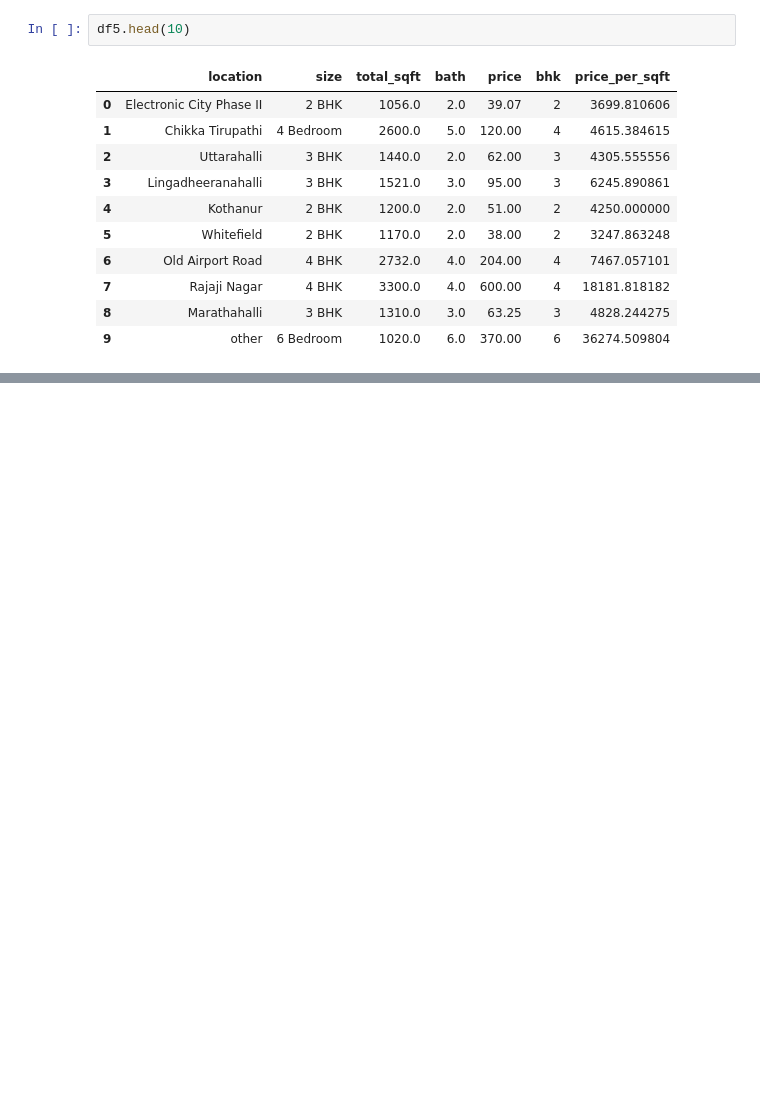
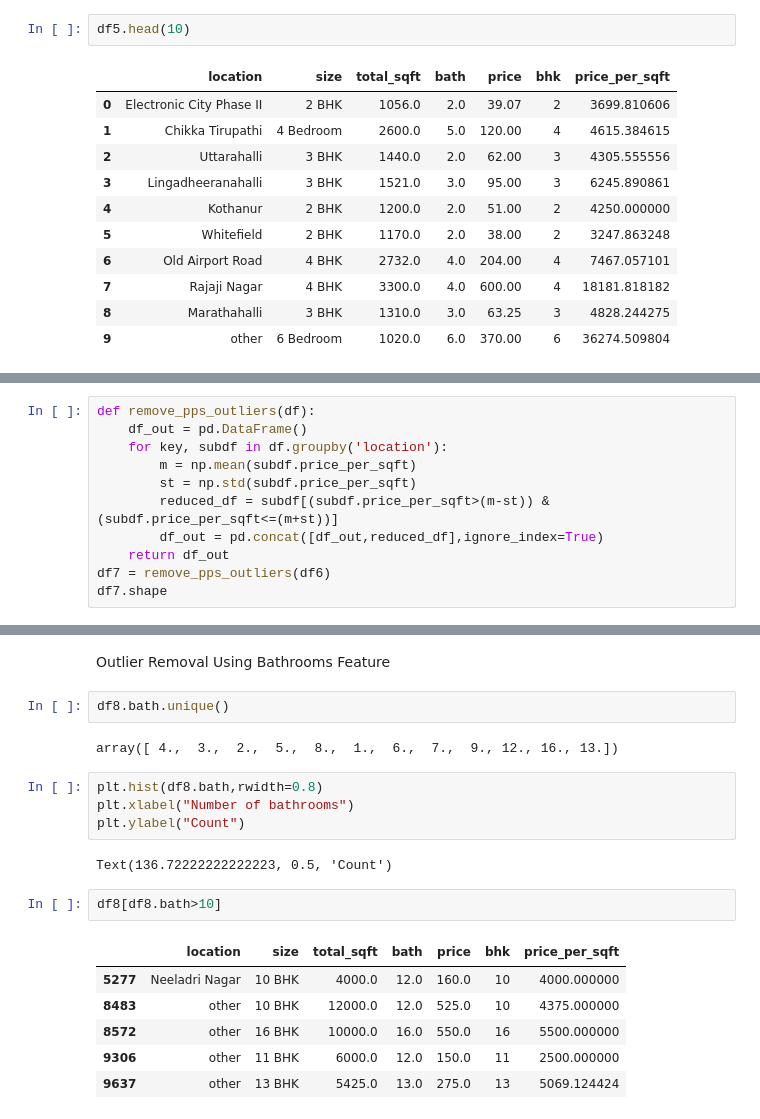
Before and after one commit to ManjunathBE/blr_home_prices, a Jupyter notebook: banglore_home_prices_final.ipynb, the cells around one changed output, grey strips where cells are left out. Cells and saved outputs as stored; diff of their text form; blank space fills up the shorter version.

```diff
--- a/banglore_home_prices_final.ipynb
+++ b/banglore_home_prices_final.ipynb
@@ -327,0 +372,11 @@ df5.head(10)
+# %%
+def remove_pps_outliers(df):
+    df_out = pd.DataFrame()
+    for key, subdf in df.groupby('location'):
+        m = np.mean(subdf.price_per_sqft)
+        st = np.std(subdf.price_per_sqft)
+        reduced_df = subdf[(subdf.price_per_sqft>(m-st)) & (subdf.price_per_sqft<=(m+st))]
+        df_out = pd.concat([df_out,reduced_df],ignore_index=True)
+    return df_out
+df7 = remove_pps_outliers(df6)
+df7.shape
@@ -327,0 +457,21 @@ df5.head(10)
+# %% [markdown]
+Outlier Removal Using Bathrooms Feature
+# %%
+df8.bath.unique()
+# %% [output]
+array([ 4.,  3.,  2.,  5.,  8.,  1.,  6.,  7.,  9., 12., 16., 13.])
+# %%
+plt.hist(df8.bath,rwidth=0.8)
+plt.xlabel("Number of bathrooms")
+plt.ylabel("Count")
+# %% [output]
+Text(136.72222222222223, 0.5, 'Count')
+# %%
+df8[df8.bath>10]
+# %% [output]
+|  | location | size | total_sqft | bath | price | bhk | price_per_sqft |
+| 5277 | Neeladri Nagar | 10 BHK | 4000.0 | 12.0 | 160.0 | 10 | 4000.000000 |
+| 8483 | other | 10 BHK | 12000.0 | 12.0 | 525.0 | 10 | 4375.000000 |
+| 8572 | other | 16 BHK | 10000.0 | 16.0 | 550.0 | 16 | 5500.000000 |
+| 9306 | other | 11 BHK | 6000.0 | 12.0 | 150.0 | 11 | 2500.000000 |
+| 9637 | other | 13 BHK | 5425.0 | 13.0 | 275.0 | 13 | 5069.124424 |
```
Also changed, not shown: parts of 31 cells of this notebook.
